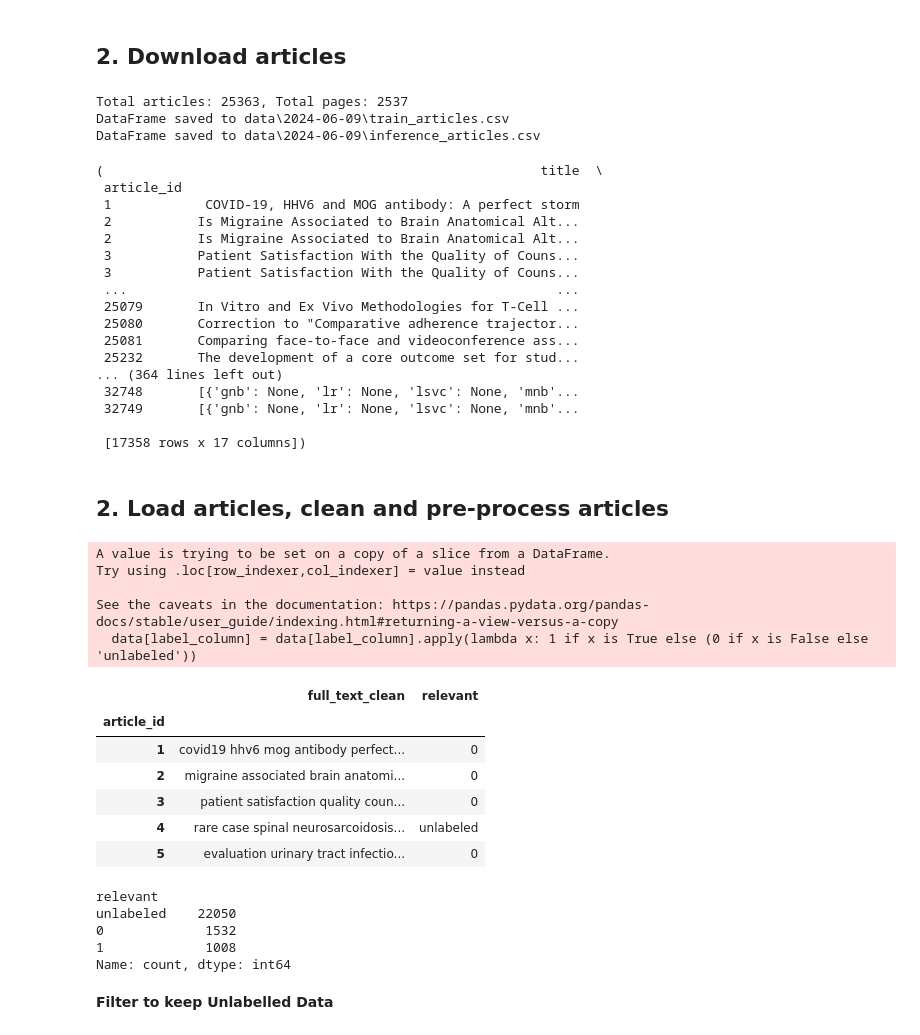
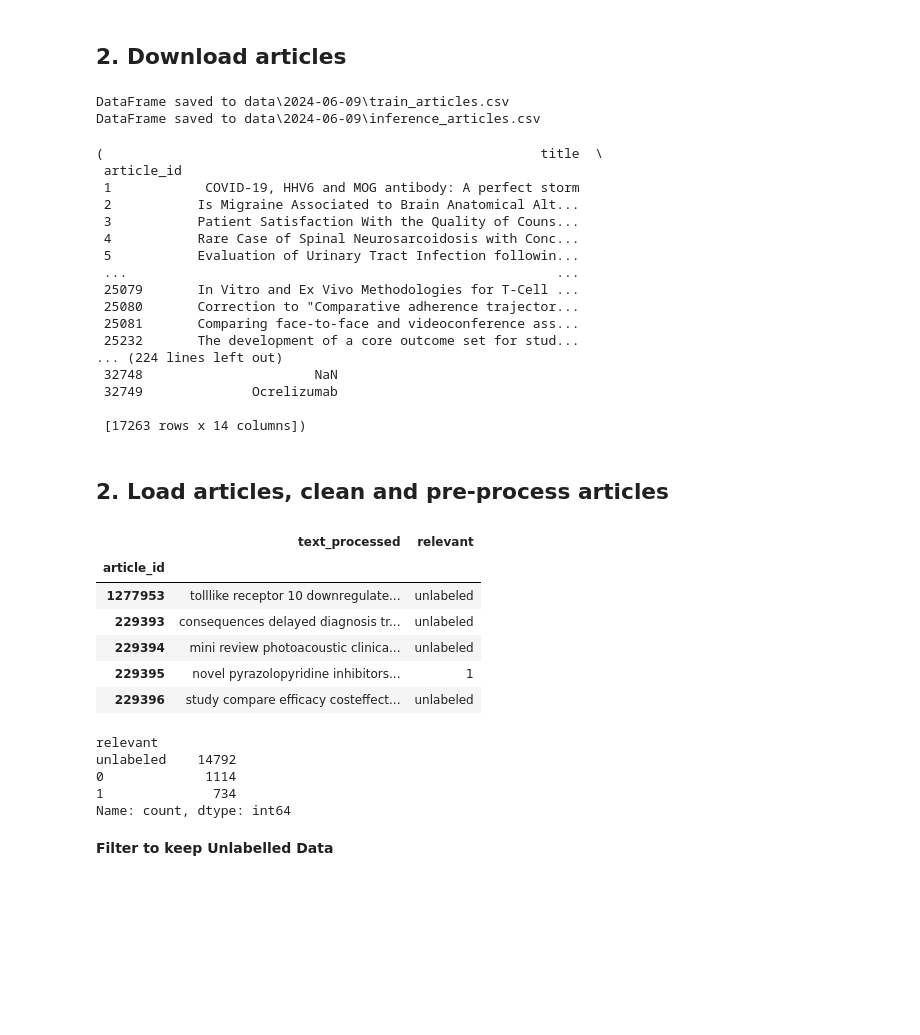
Before and after one commit to franciscogomes1999/GregoryAIxNovaSBE, a Jupyter notebook: notebooks_to_run/classification_of_articles.ipynb, the cells around one changed output. Cells and saved outputs as stored; diff of their text form; code cells hidden in the pictures; blank space fills up the shorter version.

Commit message:
added additional download method

```diff
--- a/notebooks_to_run/classification_of_articles.ipynb
+++ b/notebooks_to_run/classification_of_articles.ipynb
@@ -27,66 +31,60 @@ WARNING:tensorflow:From c:\Users\marti\venv\pbl\Lib\site-packages\tf_keras\src\l
 # %%
 # load the previous data
 old_articles_path = '..\\data\\articles_08-06-2024_14h13m04s.csv'
-url = 'https://api.gregory-ms.com/articles/?format=json'
-fetch_all_articles(url, old_articles_path, 'max')
+url = 'https://gregory-ms.com/developers/articles.zip'
+download_and_extract_zip(url, old_articles_path, 'max')
 # %% [output]
-Total articles: 25363, Total pages: 2537
 DataFrame saved to data\2024-06-09\train_articles.csv
 DataFrame saved to data\2024-06-09\inference_articles.csv
 (                                                        title  \
  article_id
  1            COVID-19, HHV6 and MOG antibody: A perfect storm
  2           Is Migraine Associated to Brain Anatomical Alt...
- 2           Is Migraine Associated to Brain Anatomical Alt...
  3           Patient Satisfaction With the Quality of Couns...
- 3           Patient Satisfaction With the Quality of Couns...
+ 4           Rare Case of Spinal Neurosarcoidosis with Conc...
+ 5           Evaluation of Urinary Tract Infection followin...
  ...                                                       ...
  25079       In Vitro and Ex Vivo Methodologies for T-Cell ...
  25080       Correction to "Comparative adherence trajector...
  25081       Comparing face-to-face and videoconference ass...
  25232       The development of a core outcome set for stud...
-... (364 lines left out)
- 32748       [{'gnb': None, 'lr': None, 'lsvc': None, 'mnb'...
- 32749       [{'gnb': None, 'lr': None, 'lsvc': None, 'mnb'...
+... (224 lines left out)
+ 32748                      NaN
+ 32749              Ocrelizumab
 
- [17358 rows x 17 columns])
+ [17263 rows x 14 columns])
 # %% [markdown]
 ## 2. Load articles, clean and pre-process articles
 # %%
-dataset_path = os.path.join('../data/2024-05-07', # choose the day folder intended to use
-                            'train_articles.csv')
+dataset_path = os.path.join('../data/2024-06-09', # choose the day folder intended to use
+                            'inference_articles.csv')
 
 # additional step to ensure consistency in the index column formating as article_id
 articles_df = pd.read_csv(dataset_path)
 
 # if the first column is not article_id, remove that first column
 
 if articles_df.columns[0] != 'article_id':
     articles_df = articles_df.drop(columns=articles_df.columns[0])
 
 articles_clean_df = load_and_format_dataset(dataset_path, text_cleaning_pd_series)
 
 articles_clean_df.head()
 # %% [output]
-A value is trying to be set on a copy of a slice from a DataFrame.
-Try using .loc[row_indexer,col_indexer] = value instead
-
-See the caveats in the documentation: https://pandas.pydata.org/pandas-docs/stable/user_guide/indexing.html#returning-a-view-versus-a-copy
-  data[label_column] = data[label_column].apply(lambda x: 1 if x is True else (0 if x is False else 'unlabeled'))
-|  | full_text_clean | relevant |
+|  | text_processed | relevant |
 | article_id |  |  |
-| 1 | covid19 hhv6 mog antibody perfect... | 0 |
-| 2 | migraine associated brain anatomi... | 0 |
-| 3 | patient satisfaction quality coun... | 0 |
-| 4 | rare case spinal neurosarcoidosis... | unlabeled |
-| 5 | evaluation urinary tract infectio... | 0 |
+| 1277953 | tolllike receptor 10 downregulate... | unlabeled |
+| 229393 | consequences delayed diagnosis tr... | unlabeled |
+| 229394 | mini review photoacoustic clinica... | unlabeled |
+| 229395 | novel pyrazolopyridine inhibitors... | 1 |
+| 229396 | study compare efficacy costeffect... | unlabeled |
 # %%
 articles_clean_df.relevant.value_counts()
 # %% [output]
 relevant
-unlabeled    22050
-0             1532
-1             1008
+unlabeled    14792
+0             1114
+1              734
 Name: count, dtype: int64
 # %% [markdown]
 **Filter to keep Unlabelled Data**
```
Also changed, not shown: parts of 3 cells of this notebook, 3 other files.
